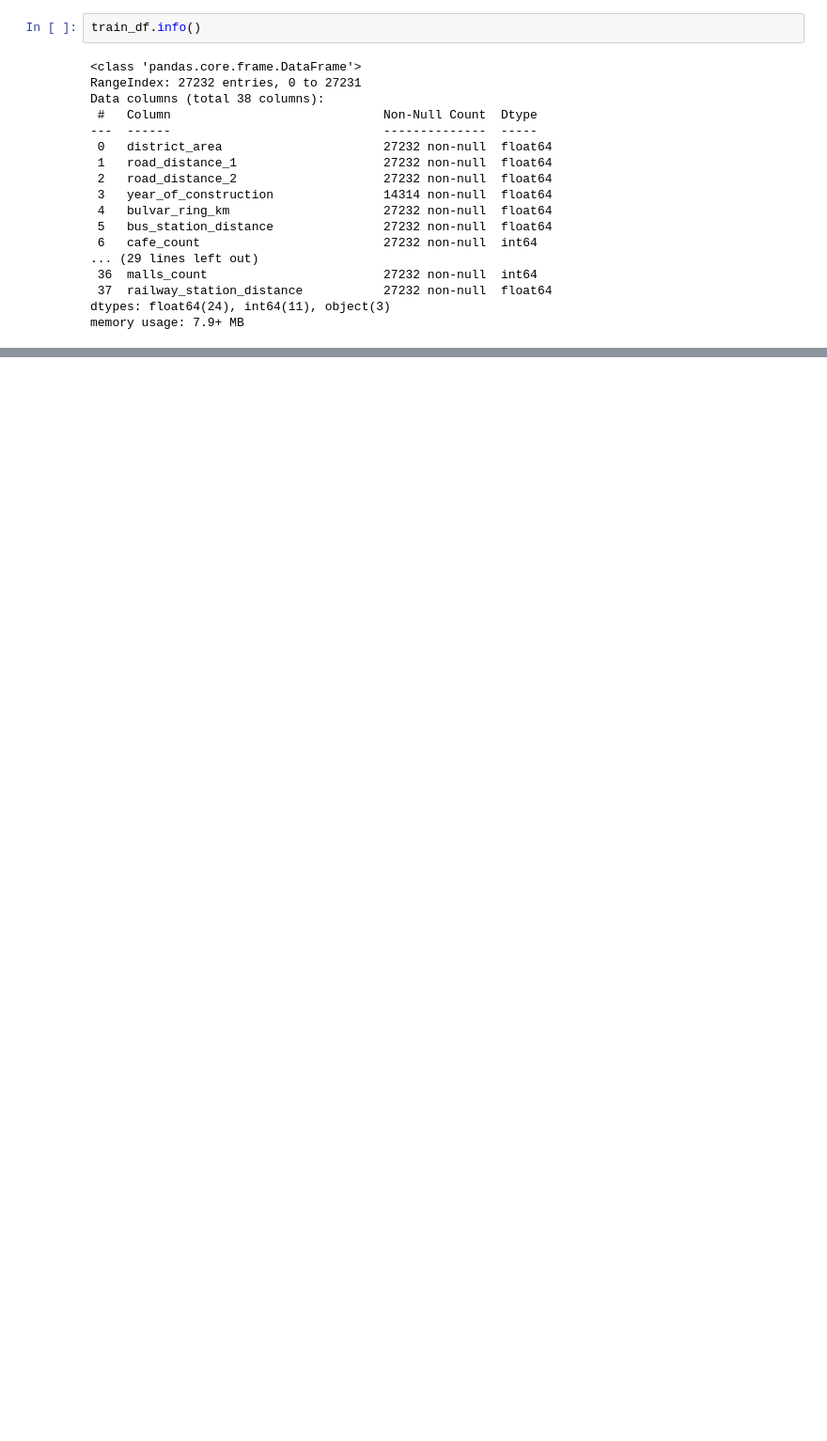
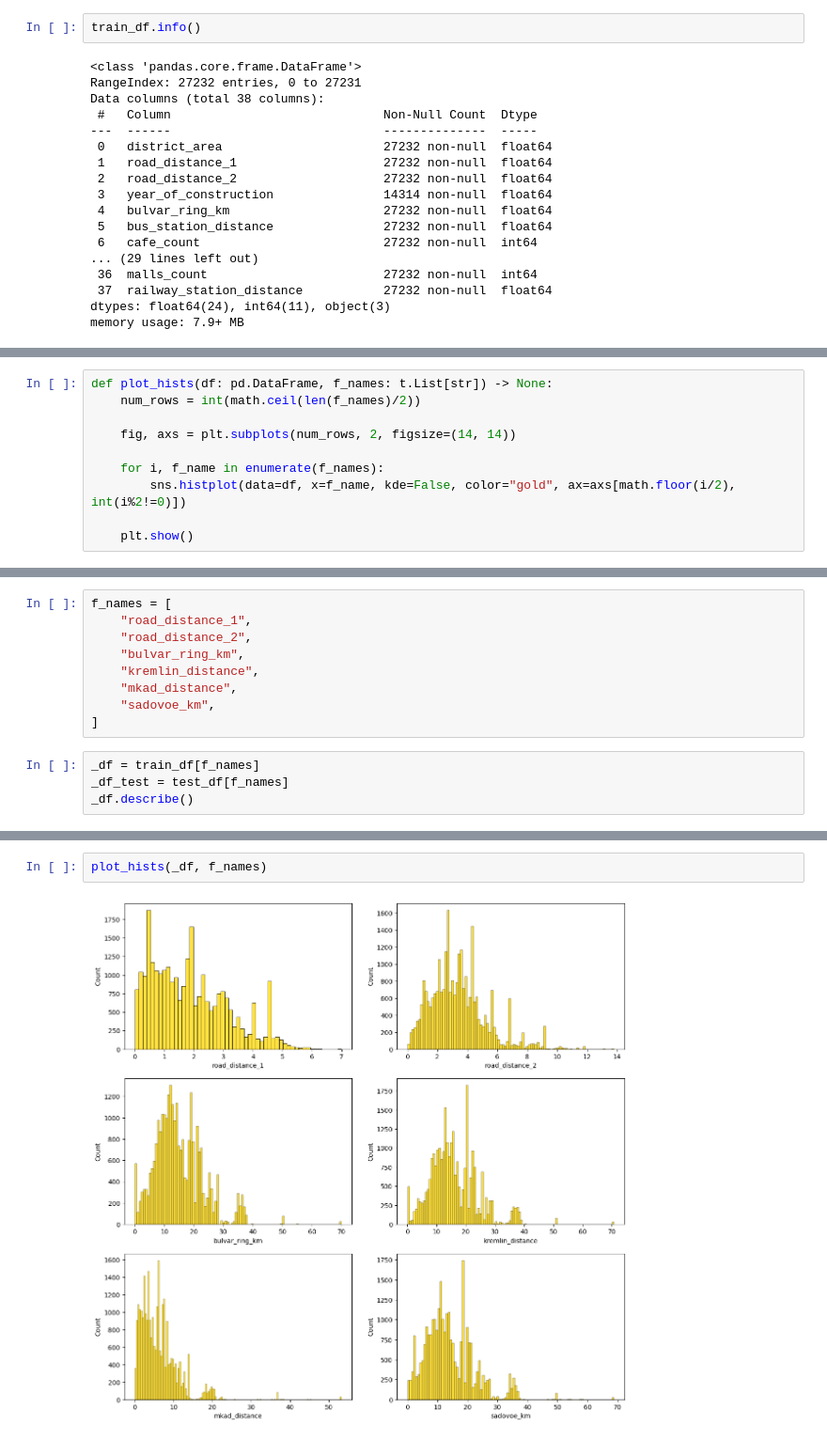
Before and after one commit to se4en/ai_masters_ml2_comp1, a Jupyter notebook: src/notebooks/eda_0.ipynb, the cells around one changed output, grey strips where cells are left out. Shown at 94% size. Cells and saved outputs as stored; diff of their text form; blank space fills up the shorter version.

```diff
--- a/src/notebooks/eda_0.ipynb
+++ b/src/notebooks/eda_0.ipynb
@@ -35,0 +76,10 @@ dtype('O')
+# %%
+def plot_hists(df: pd.DataFrame, f_names: t.List[str]) -> None:
+    num_rows = int(math.ceil(len(f_names)/2))
+
+    fig, axs = plt.subplots(num_rows, 2, figsize=(14, 14))
+
+    for i, f_name in enumerate(f_names):
+        sns.histplot(data=df, x=f_name, kde=False, color="gold", ax=axs[math.floor(i/2), int(i%2!=0)])
+
+    plt.show()
@@ -35,0 +92,13 @@ dtype('O')
+# %%
+f_names = [
+    "road_distance_1",
+    "road_distance_2",
+    "bulvar_ring_km",
+    "kremlin_distance",
+    "mkad_distance",
+    "sadovoe_km",
+]
+# %%
+_df = train_df[f_names]
+_df_test = test_df[f_names]
+_df.describe()
@@ -35,0 +127,4 @@ dtype('O')
+# %%
+plot_hists(_df, f_names)
+# %% [output]
+[figure, added]
```
Also changed, not shown: parts of 76 cells of this notebook.
